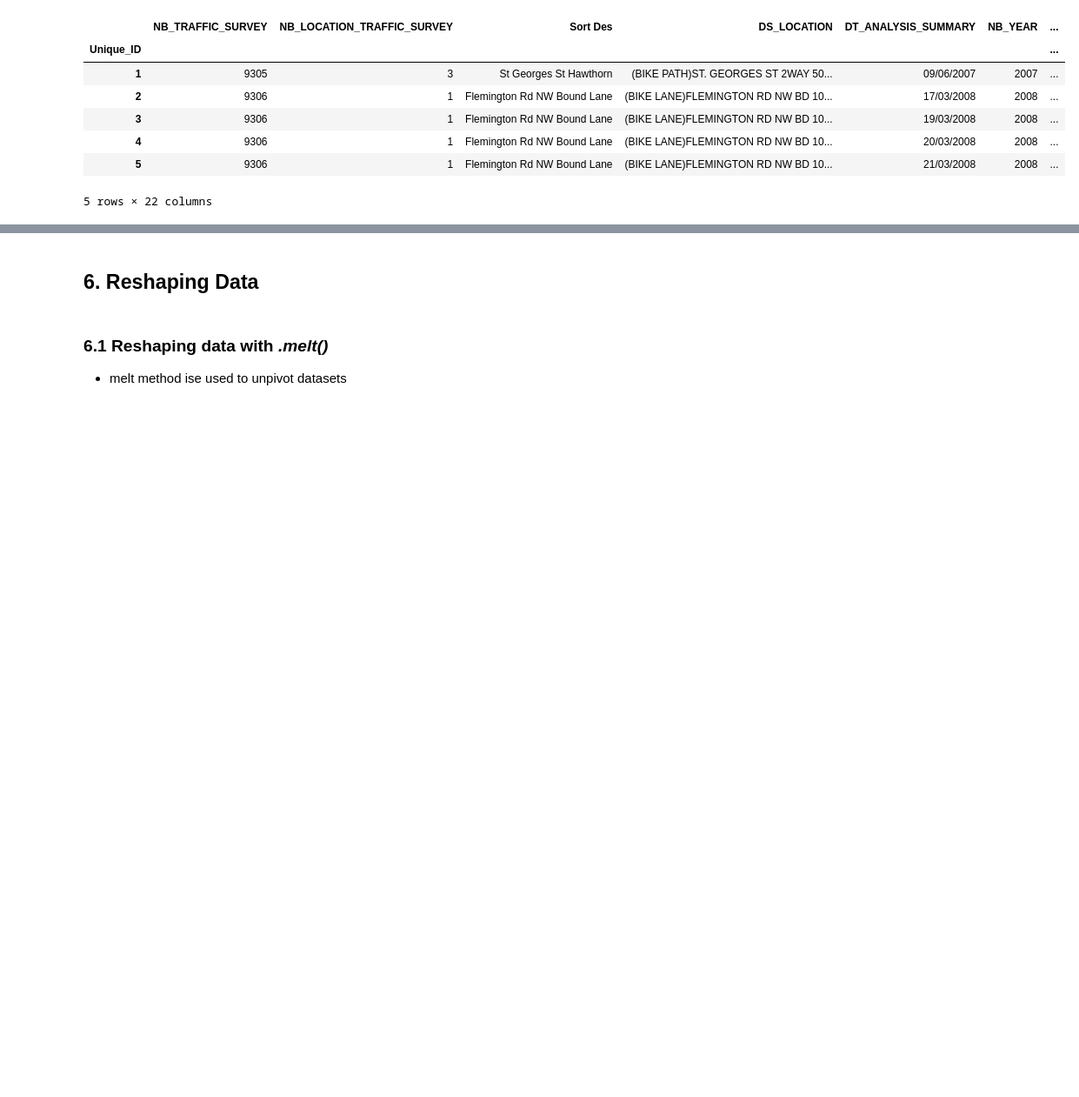
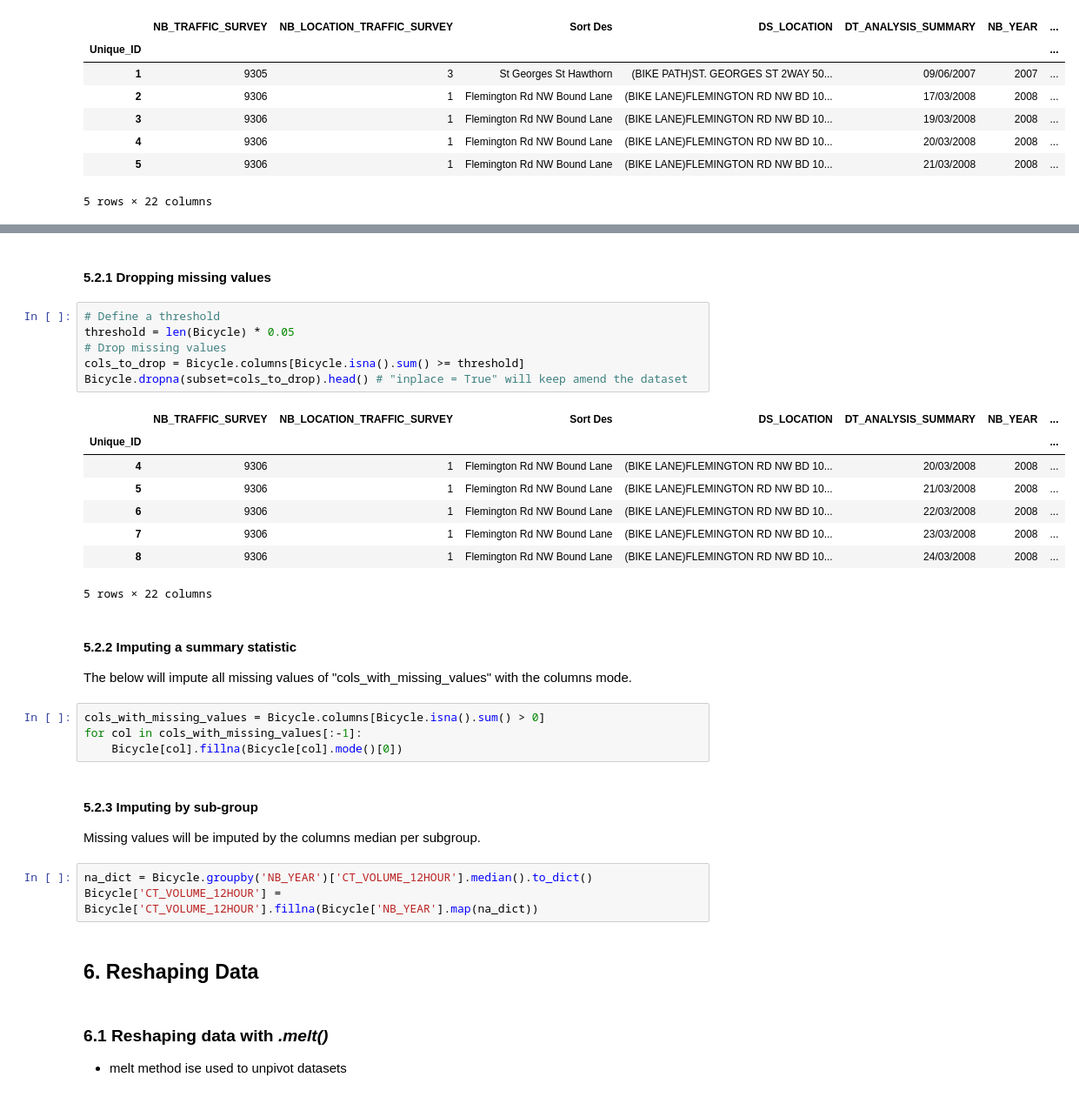
Before and after one commit to Timm26/Data_Science_Handbook, a Jupyter notebook: Preprocessing and EDA/Data_Manipulation_with_Pandas.ipynb, the cells around one changed output, grey strips where cells are left out. Shown at 87% size. Drawn from its saved outputs; the diff is of its cells as text; blank space fills up the shorter version.

Commit message:
Adding Handling of Missing Data

```diff
--- a/Preprocessing and EDA/Data_Manipulation_with_Pandas.ipynb
+++ b/Preprocessing and EDA/Data_Manipulation_with_Pandas.ipynb
@@ -334,3 +342,33 @@ Bicycle.fillna(0).head()
+# %% [markdown]
+#### 5.2.1 Dropping missing values
+# %%
+# Define a threshold
+threshold = len(Bicycle) * 0.05
+# Drop missing values
+cols_to_drop = Bicycle.columns[Bicycle.isna().sum() >= threshold]
+Bicycle.dropna(subset=cols_to_drop).head() # "inplace = True" will keep amend the dataset
+# %% [output]
+|  | NB_TRAFFIC_SURVEY | NB_LOCATION_TRAFFIC_SURVEY | Sort Des | DS_LOCATION | DT_ANALYSIS_SUMMARY | NB_YEAR | ... |
+| Unique_ID |  |  |  |  |  |  | ... |
+| 4 | 9306 | 1 | Flemington Rd NW Bound Lane | (BIKE LANE)FLEMINGTON RD NW BD 10... | 20/03/2008 | 2008 | ... |
+| 5 | 9306 | 1 | Flemington Rd NW Bound Lane | (BIKE LANE)FLEMINGTON RD NW BD 10... | 21/03/2008 | 2008 | ... |
+| 6 | 9306 | 1 | Flemington Rd NW Bound Lane | (BIKE LANE)FLEMINGTON RD NW BD 10... | 22/03/2008 | 2008 | ... |
+| 7 | 9306 | 1 | Flemington Rd NW Bound Lane | (BIKE LANE)FLEMINGTON RD NW BD 10... | 23/03/2008 | 2008 | ... |
+| 8 | 9306 | 1 | Flemington Rd NW Bound Lane | (BIKE LANE)FLEMINGTON RD NW BD 10... | 24/03/2008 | 2008 | ... |
+5 rows × 22 columns
+# %% [markdown]
+#### 5.2.2 Imputing a summary statistic
+The below will impute all missing values of "cols_with_missing_values" with the columns mode.
+# %%
+cols_with_missing_values = Bicycle.columns[Bicycle.isna().sum() > 0]
+for col in cols_with_missing_values[:-1]:
+    Bicycle[col].fillna(Bicycle[col].mode()[0])
+# %% [markdown]
+#### 5.2.3 Imputing by sub-group
+Missing values will be imputed by the columns median per subgroup.
+# %%
+na_dict = Bicycle.groupby('NB_YEAR')['CT_VOLUME_12HOUR'].median().to_dict()
+Bicycle['CT_VOLUME_12HOUR'] = Bicycle['CT_VOLUME_12HOUR'].fillna(Bicycle['NB_YEAR'].map(na_dict))
 # %% [markdown]
 ## 6. Reshaping Data
 # %% [markdown]
```
Also changed, not shown: parts of 2 cells of this notebook.
